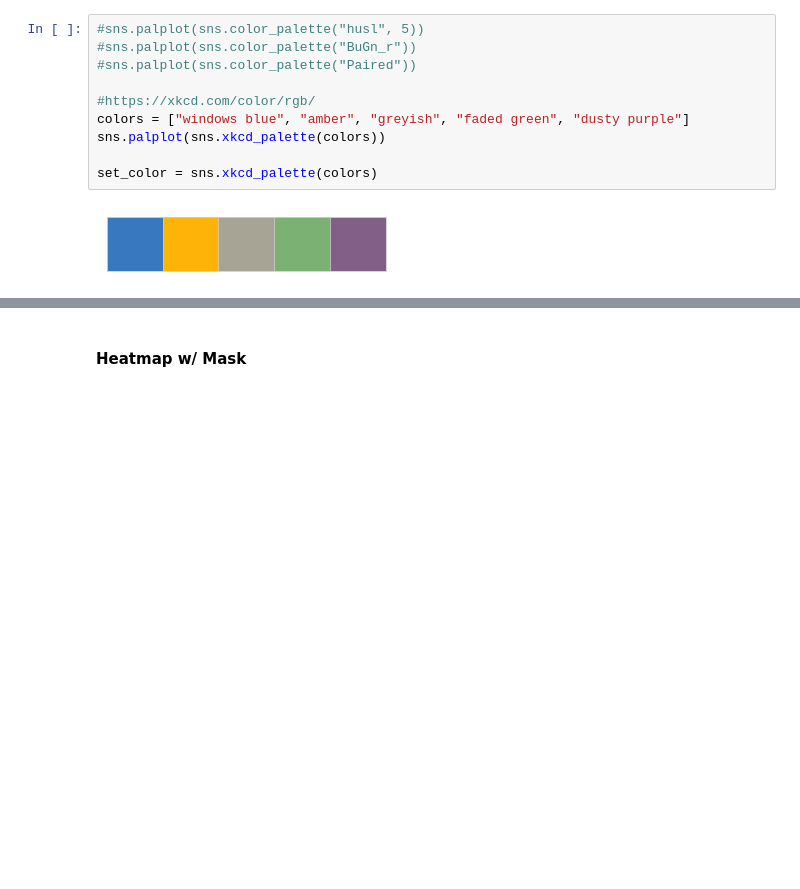
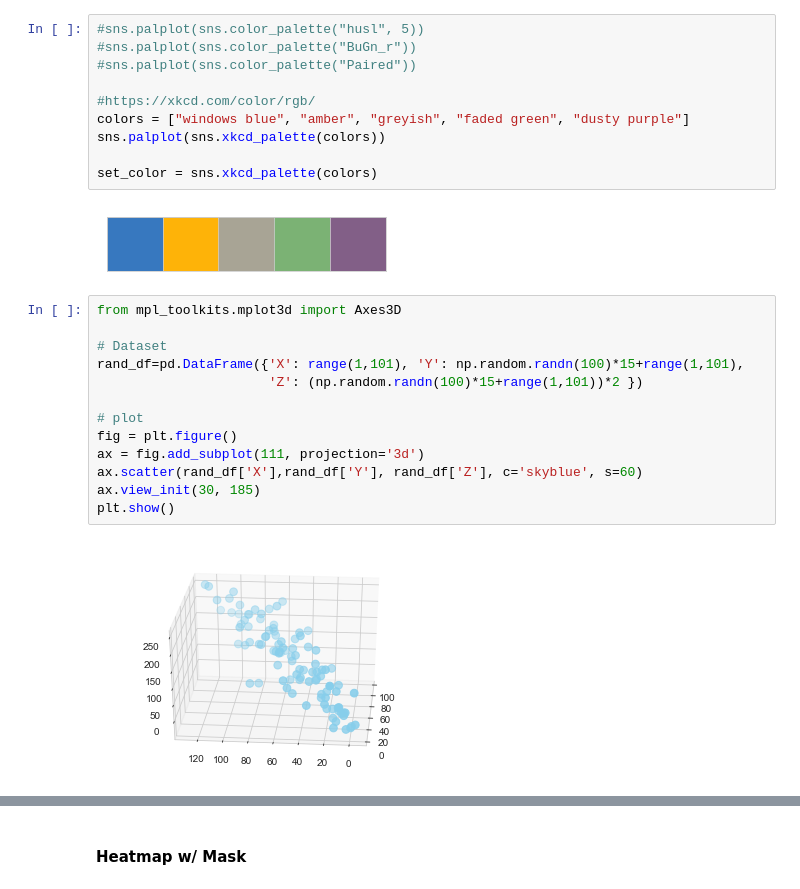
Before and after one commit to cartersocha/code-collection, a Jupyter notebook: Seaborn.ipynb, the cells around one changed output, grey strips where cells are left out. Drawn from its saved outputs; the diff is of its cells as text; blank space fills up the shorter version.

Commit message:
Added a couple 3D graphics

```diff
--- a/Seaborn.ipynb
+++ b/Seaborn.ipynb
@@ -44,3 +44,18 @@ sns.palplot(sns.xkcd_palette(colors))
 set_color = sns.xkcd_palette(colors)
 # %% [output]
 [figure]
+# %%
+from mpl_toolkits.mplot3d import Axes3D
+
+# Dataset
+rand_df=pd.DataFrame({'X': range(1,101), 'Y': np.random.randn(100)*15+range(1,101),
+                      'Z': (np.random.randn(100)*15+range(1,101))*2 })
+
+# plot
+fig = plt.figure()
+ax = fig.add_subplot(111, projection='3d')
+ax.scatter(rand_df['X'],rand_df['Y'], rand_df['Z'], c='skyblue', s=60)
+ax.view_init(30, 185)
+plt.show()
+# %% [output]
+[figure, added]
```
Also changed, not shown: parts of 2 cells of this notebook.
